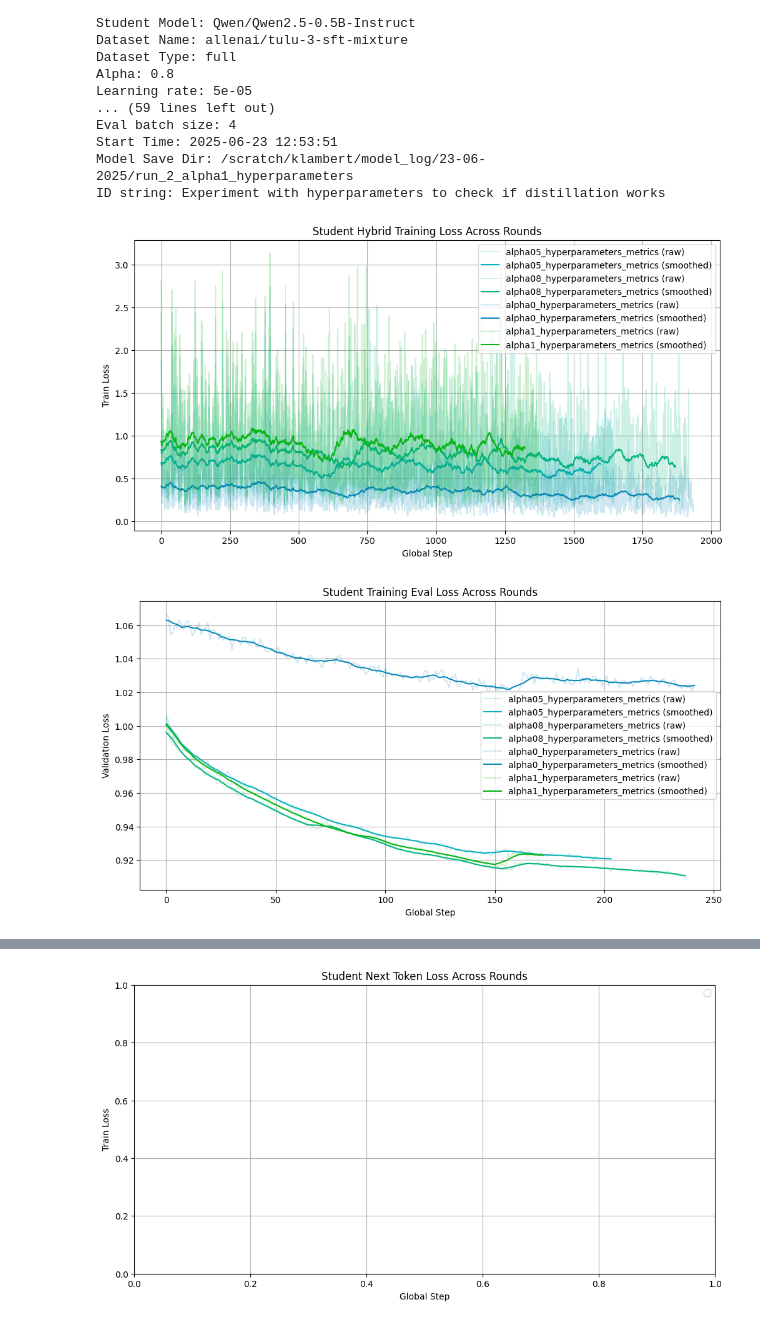
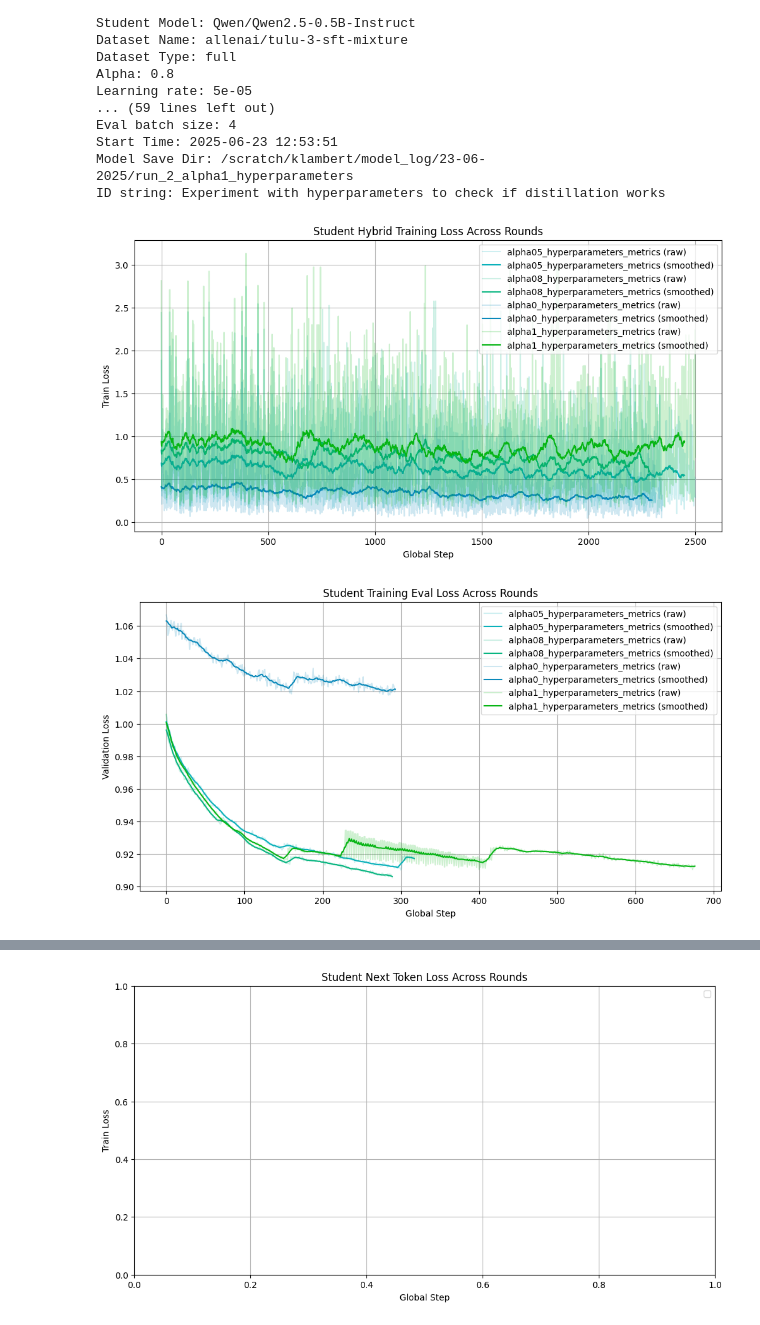
Before and after one commit to r-three/SLMensembles, a Jupyter notebook: SLM_ensembles.ipynb, the cells around one changed output, grey strips where cells are left out. Cells and saved outputs as stored; diff of their text form; code cells hidden in the pictures.

```diff
--- a/SLM_ensembles.ipynb
+++ b/SLM_ensembles.ipynb
@@ -85,7 +85,7 @@ ID string: Experiment with hyperparameters to check if distillation works
 # Student train loss (hybrid) over rounds
 side_by_side = False
 x_min_loss = False
-min_len = None
+min_len = 2500
 
 filter_size = 51
 kernel = np.ones(filter_size) / filter_size
@@ -157,13 +157,13 @@ else:
     plt.tight_layout()
     plt.show()
 # %% [output]
-[figure, old version]
+[figure, new version]
 # %%
 # Student Training Eval Loss Across Rounds
 
 side_by_side = False
 x_min_loss = False  # Display values on the x-axis only up to the minimum number of logged lines across files
-min_len = None
+min_len = 2500
 
 filter_size = 11
 kernel = np.ones(filter_size) / filter_size
@@ -209,34 +209,34 @@ else:
         ax = axes[row][col]
 
         student_train_df = df[(df["role"] == "student") & (df["phase"] == "eval") & (df["function"] == "evaluation_loop")]
 
         loss = student_train_df["eval_loss"].to_numpy()
         if len(loss) < filter_size:
             ax.set_title(f"{name} (too short)")
             ax.axis("off")
             continue
 
         smoothed = scipy.signal.fftconvolve(loss, kernel, mode="valid")
 
         color = color_map.get(name, color_map["default"])
         ax.plot(range(len(loss)), loss, alpha=0.3, label=f"Raw", color=color)
         ax.plot(range(len(smoothed)), smoothed, label=f"Smoothed", color=color)
 
         ax.set_title(f"Validation Loss: {name}")
         ax.set_xlabel("Global Step")
         ax.set_ylabel("Validation Loss")
         ax.legend()
 
     # Hide any unused subplots
     for i in range(idx + 1, rows * cols):
         row, col = divmod(i, cols)
         axes[row][col].axis("off")
 
     plt.yscale("log")
     plt.tight_layout()
     plt.show()
 # %% [output]
-[figure, old version]
+[figure, new version]
 # %%
 # Student train loss (kl) over rounds
 side_by_side = False
```
Also changed, not shown: parts of 5 cells of this notebook, 1 other file.
